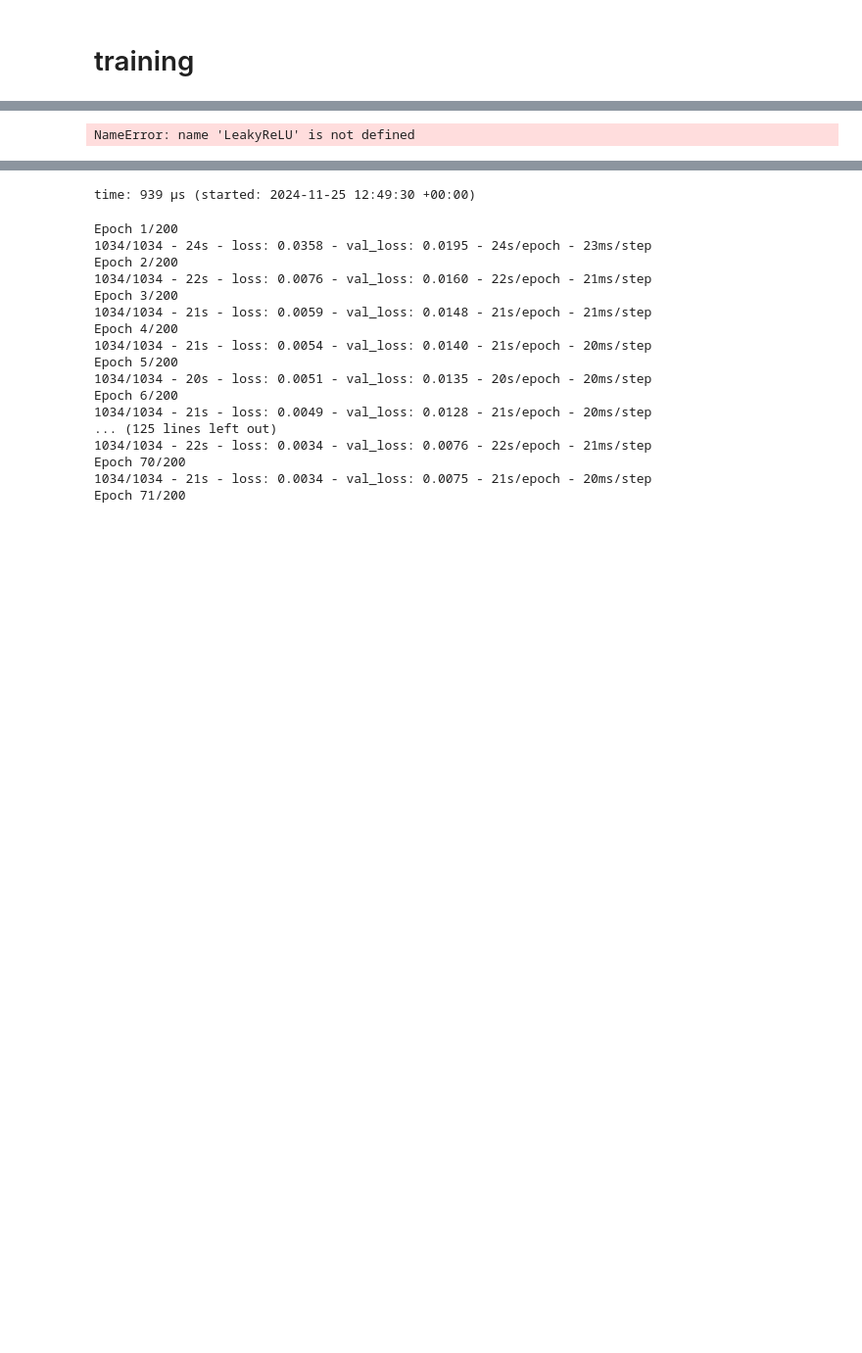
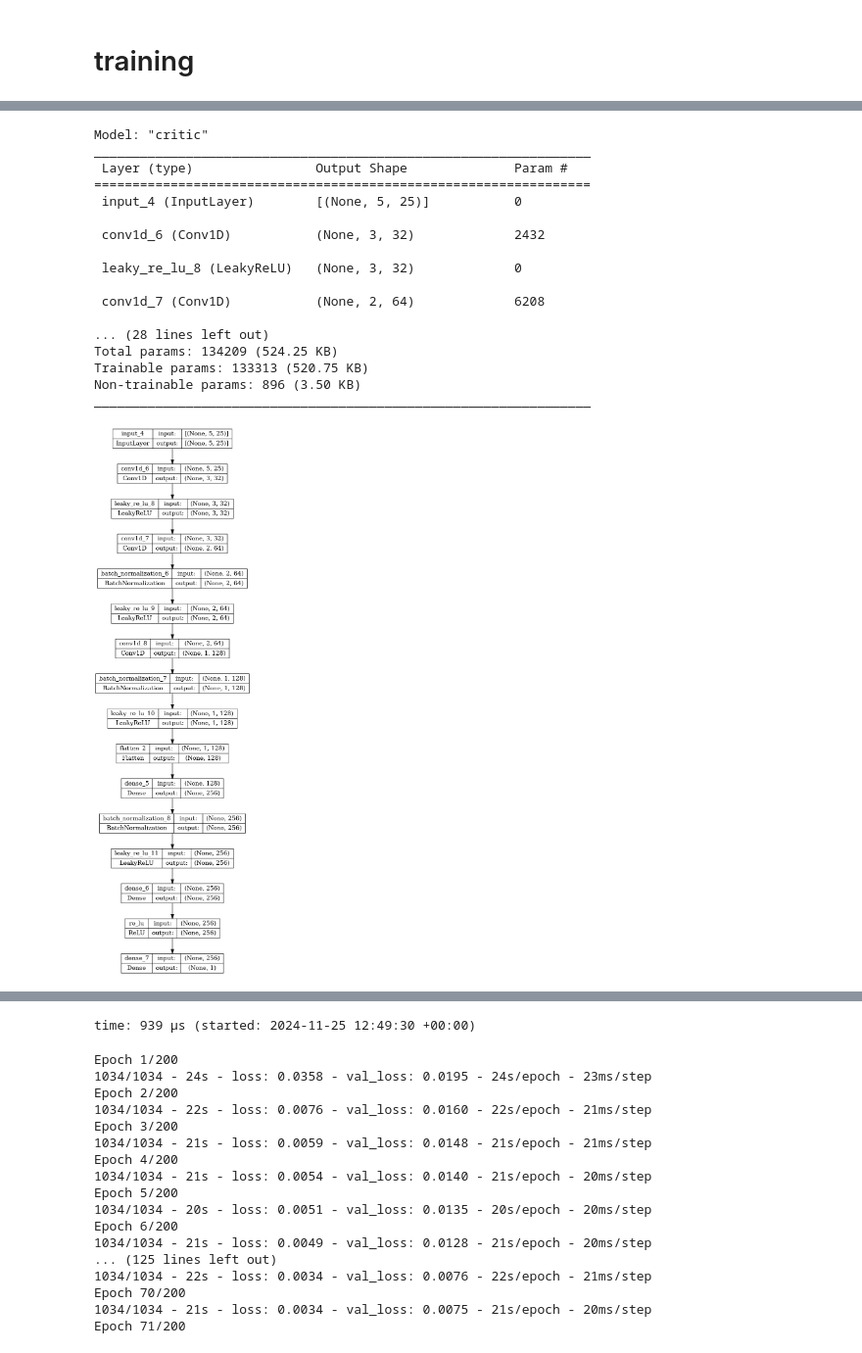
Before and after one commit to adefiqri12/GAN-LSTM-stock-price-prediction, a Jupyter notebook: 4a. stock_prediction_LSTMGAN_temporal.ipynb, the cells around one changed output, grey strips where cells are left out. Shown at 98% size. Drawn from its saved outputs; the diff is of its cells as text; code cells hidden in the pictures; blank space fills up the shorter version.

```diff
--- a/4a. stock_prediction_LSTMGAN_temporal.ipynb
+++ b/4a. stock_prediction_LSTMGAN_temporal.ipynb
@@ -299,35 +292,52 @@ def build_critic(n_steps_out, n_features):
 
     x = Conv1D(64, kernel_size=3, strides=2, padding='same',
                kernel_constraint=const,
                kernel_initializer=initializer)(x)
     x = BatchNormalization()(x)
     x = LeakyReLU(alpha=0.2)(x)
 
     x = Conv1D(128, kernel_size=3, strides=2, padding='same',
                kernel_constraint=const,
                kernel_initializer=initializer)(x)
     x = BatchNormalization()(x)
     x = LeakyReLU(alpha=0.2)(x)
 
     x = Flatten()(x)
 
     x = Dense(256)(x)
     x = BatchNormalization()(x)
     x = LeakyReLU(alpha=0.2)(x)
 
+    x = Dense(256)(x)
+    x = ReLU()(x)
+
     # Single output neuron for Wasserstein critic
     outputs = Dense(1)(x)
 
     model = tf.keras.models.Model(inputs, outputs, name='critic')
 
 
     model.summary()
     return model
 
-# Replace discriminator with critic
 critic = build_critic(n_steps_out=n_steps_out, n_features=train_X.shape[2])
-
-discriminator = build_discriminator(n_steps_out=n_steps_out, n_features=train_X.shape[2])
-tf.keras.utils.plot_model(discriminator, show_shapes=True, show_layer_names=True, to_file='discriminator.png')
+tf.keras.utils.plot_model(critic, show_shapes=True, show_layer_names=True, to_file='discriminator.png')
 # %% [output]
-NameError: name 'LeakyReLU' is not defined
+Model: "critic"
+_________________________________________________________________
+ Layer (type)                Output Shape              Param #
+=================================================================
+ input_4 (InputLayer)        [(None, 5, 25)]           0
+
+ conv1d_6 (Conv1D)           (None, 3, 32)             2432
+
+ leaky_re_lu_8 (LeakyReLU)   (None, 3, 32)             0
+
+ conv1d_7 (Conv1D)           (None, 2, 64)             6208
+
+... (28 lines left out)
+Total params: 134209 (524.25 KB)
+Trainable params: 133313 (520.75 KB)
+Non-trainable params: 896 (3.50 KB)
+_________________________________________________________________
+[figure, added]
```
Also changed, not shown: parts of 9 cells of this notebook, 3 other files.
